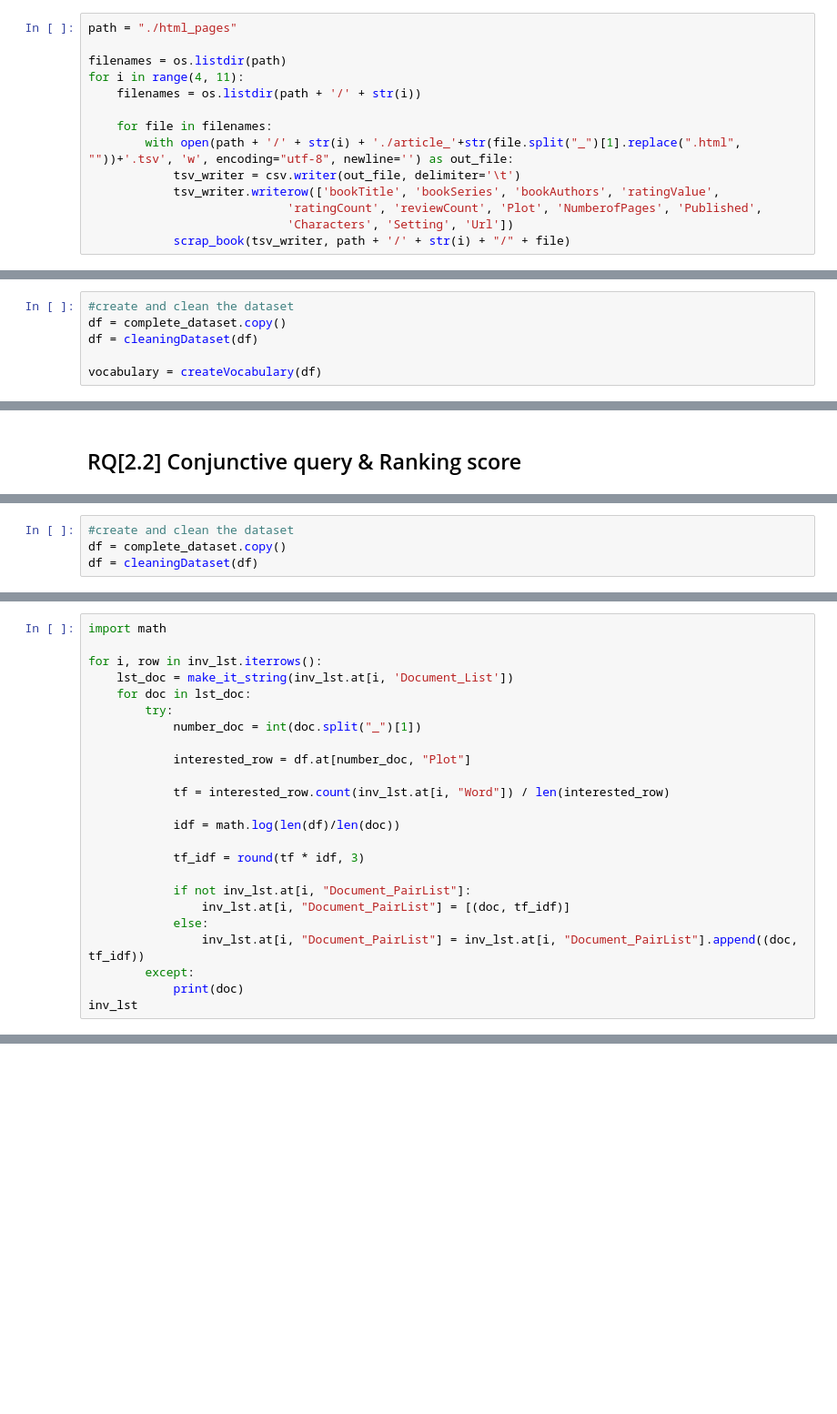
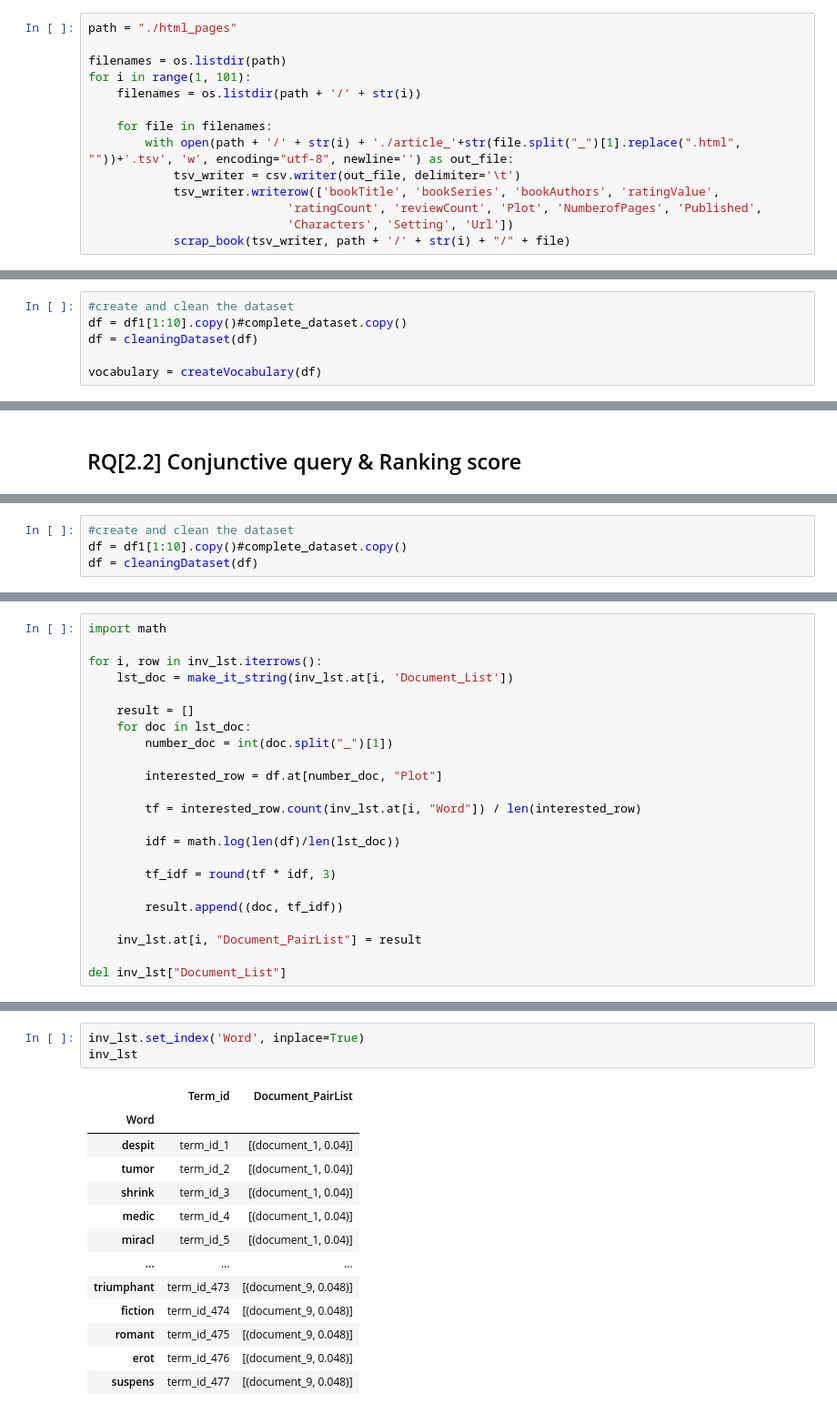
Before and after one commit to Jeremy98-alt/ADM-HW3, a Jupyter notebook: ADM-HW3.ipynb, the cells around one changed output, grey strips where cells are left out. Shown: that part at 91% size. Saved outputs shown, nothing was run; the diff lists cells and outputs as text; blank space fills up the shorter version.

```diff
--- a/ADM-HW3.ipynb
+++ b/ADM-HW3.ipynb
@@ -173,7 +173,7 @@ def scrap_book(tsv_writer, article):
 path = "./html_pages"
 
 filenames = os.listdir(path)
-for i in range(4, 11):
+for i in range(1, 101):
     filenames = os.listdir(path + '/' + str(i))
 
     for file in filenames:
@@ -243,7 +229,7 @@ def createVocabulary(df):
     return vocabulary
 # %%
 #create and clean the dataset
-df = complete_dataset.copy()
+df = df1[1:10].copy()#complete_dataset.copy()
 df = cleaningDataset(df)
 
 vocabulary = createVocabulary(df)
@@ -400,5 +393,5 @@ inv_lst.head()
 # %%
 #create and clean the dataset
-df = complete_dataset.copy()
+df = df1[1:10].copy()#complete_dataset.copy()
 df = cleaningDataset(df)
 # %%
@@ -424,22 +416,21 @@ import math
 
 for i, row in inv_lst.iterrows():
     lst_doc = make_it_string(inv_lst.at[i, 'Document_List'])
+
+    result = []
     for doc in lst_doc:
-        try:
-            number_doc = int(doc.split("_")[1])
+        number_doc = int(doc.split("_")[1])
 
-            interested_row = df.at[number_doc, "Plot"]
+        interested_row = df.at[number_doc, "Plot"]
 
-            tf = interested_row.count(inv_lst.at[i, "Word"]) / len(interested_row)
+        tf = interested_row.count(inv_lst.at[i, "Word"]) / len(interested_row)
 
-            idf = math.log(len(df)/len(doc))
+        idf = math.log(len(df)/len(lst_doc))
 
-            tf_idf = round(tf * idf, 3)
+        tf_idf = round(tf * idf, 3)
 
-            if not inv_lst.at[i, "Document_PairList"]:
-                inv_lst.at[i, "Document_PairList"] = [(doc, tf_idf)]
-            else:
-                inv_lst.at[i, "Document_PairList"] = inv_lst.at[i, "Document_PairList"].append((doc, tf_idf))
-        except:
-            print(doc)
-inv_lst
+        result.append((doc, tf_idf))
+
+    inv_lst.at[i, "Document_PairList"] = result
+
+del inv_lst["Document_List"]
@@ -476,0 +437,17 @@ docu
+# %%
+inv_lst.set_index('Word', inplace=True)
+inv_lst
+# %% [output]
+|  | Term_id | Document_PairList |
+| Word |  |  |
+| despit | term_id_1 | [(document_1, 0.04)] |
+| tumor | term_id_2 | [(document_1, 0.04)] |
+| shrink | term_id_3 | [(document_1, 0.04)] |
+| medic | term_id_4 | [(document_1, 0.04)] |
+| miracl | term_id_5 | [(document_1, 0.04)] |
+| ... | ... | ... |
+| triumphant | term_id_473 | [(document_9, 0.048)] |
+| fiction | term_id_474 | [(document_9, 0.048)] |
+| romant | term_id_475 | [(document_9, 0.048)] |
+| erot | term_id_476 | [(document_9, 0.048)] |
+| suspens | term_id_477 | [(document_9, 0.048)] |
```
Also changed, not shown: parts of 14 cells of this notebook.
